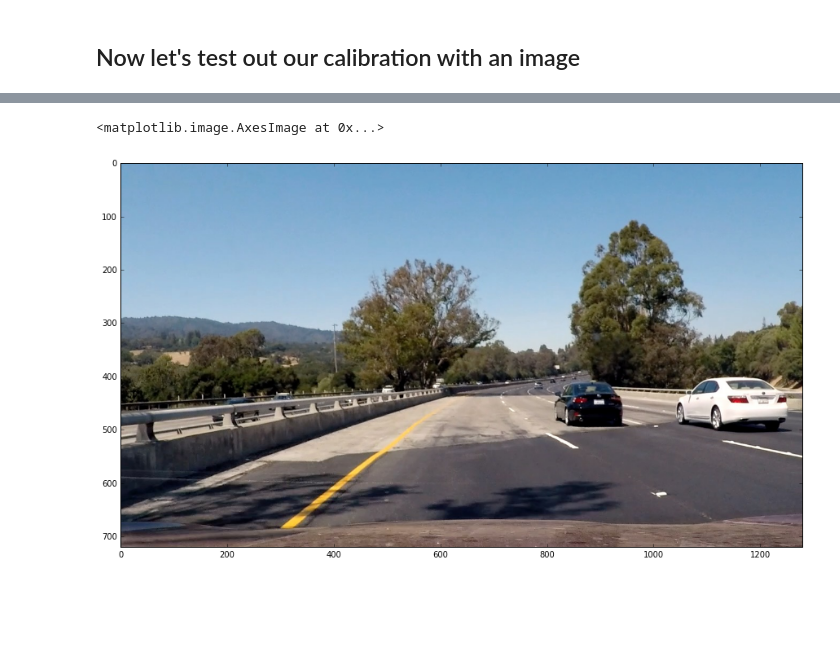
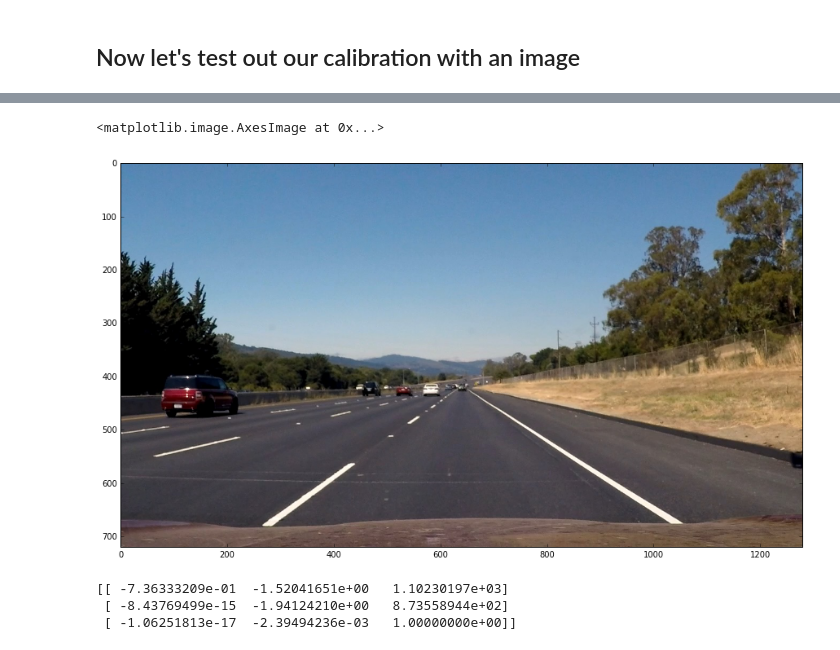
Before and after one commit to mmccuiston/CarND-Advanced-Lane-Lines, a Jupyter notebook: lanefind.ipynb, the cells around one changed output, grey strips where cells are left out. Cells and saved outputs as stored; diff of their text form; code cells hidden in the pictures; blank space fills up the shorter version.

```diff
--- a/lanefind.ipynb
+++ b/lanefind.ipynb
@@ -78,16 +87,20 @@ for plot_num, i in enumerate(test_images):
 # %%
 test_images = glob.glob('./test_images/*.jpg')
 
 fig = plt.figure(figsize=(15,10))
-plt.imshow(plt.imread(test_images[0]))
+plt.imshow(plt.imread(test_images[6]))
 # %% [output]
 <matplotlib.image.AxesImage at 0x...>
-[figure, old version]
+[figure, new version]
 # %%
-orig_points = np.float32([[275,725],[600,450],[725,450],[1200,725]])
-dest_points = np.float32([[275,725],[275,0],[1200,0],[1200,725]])
+orig_points = np.float32([[210,725],[590,450],[685,450],[1110,725]])
+dest_points = np.float32([[210,725],[210,0],[1110,0],[1110,725]])
 
 M = cv2.getPerspectiveTransform(orig_points, dest_points)
+# %% [output]
+[[ -7.36333209e-01  -1.52041651e+00   1.10230197e+03]
+ [ -8.43769499e-15  -1.94124210e+00   8.73558944e+02]
+ [ -1.06251813e-17  -2.39494236e-03   1.00000000e+00]]
 # %%
 img = plt.imread(test_images[6])
 undist = cv2.undistort(img, mtx, dist, None, mtx)
```
Also changed, not shown: parts of 7 cells of this notebook, 1 other file.
